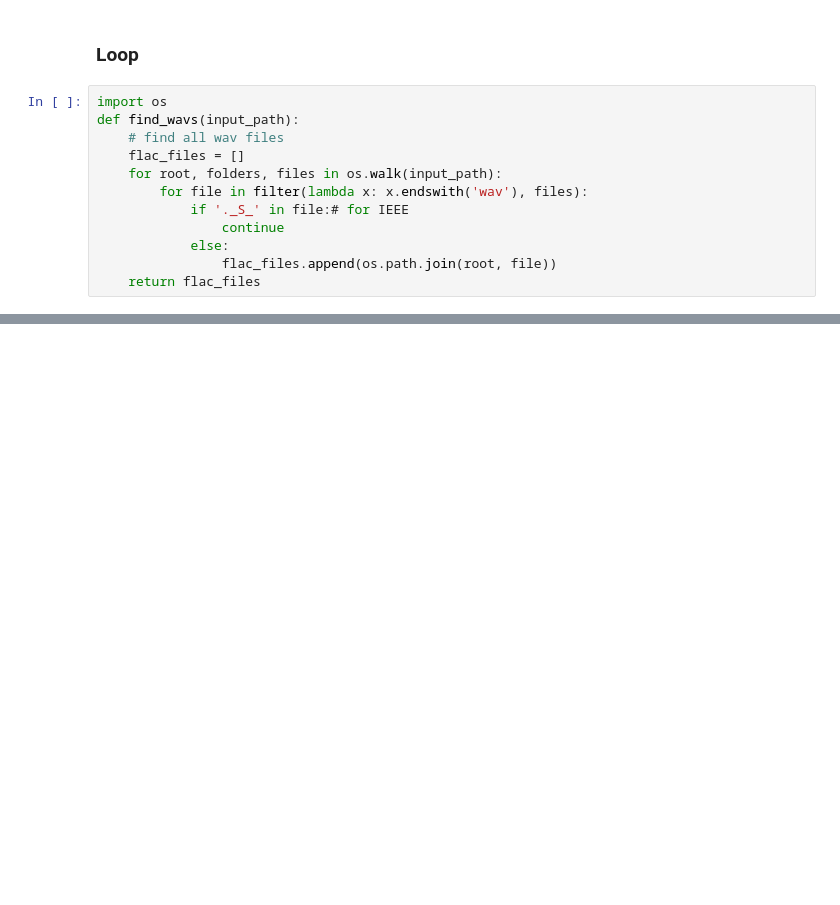
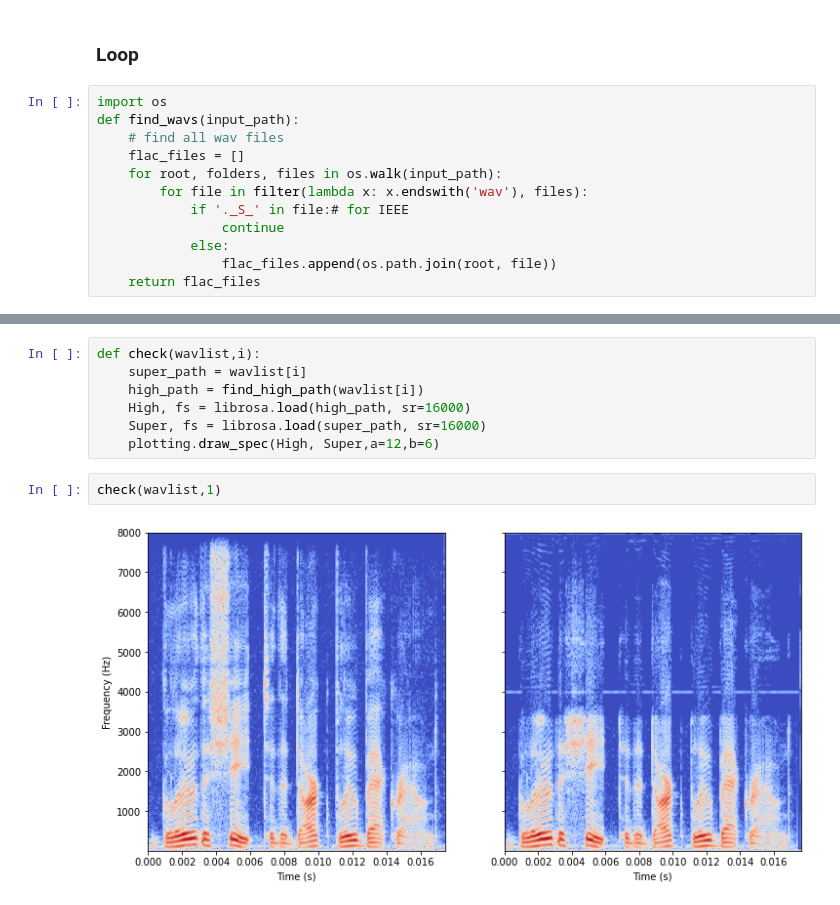
Before and after one commit to tan90xx/audio-super-resolution-tf, a Jupyter notebook: src/compute_metircs.ipynb, the cells around one changed output, grey strips where cells are left out. Cells and saved outputs as stored; diff of their text form; blank space fills up the shorter version.

```diff
--- a/src/compute_metircs.ipynb
+++ b/src/compute_metircs.ipynb
@@ -122,0 +142,11 @@ plt.show()
+# %%
+def check(wavlist,i):
+    super_path = wavlist[i]
+    high_path = find_high_path(wavlist[i])
+    High, fs = librosa.load(high_path, sr=16000)
+    Super, fs = librosa.load(super_path, sr=16000)
+    plotting.draw_spec(High, Super,a=12,b=6)
+# %%
+check(wavlist,1)
+# %% [output]
+[figure, added]
```
Also changed, not shown: parts of 8 cells of this notebook.
